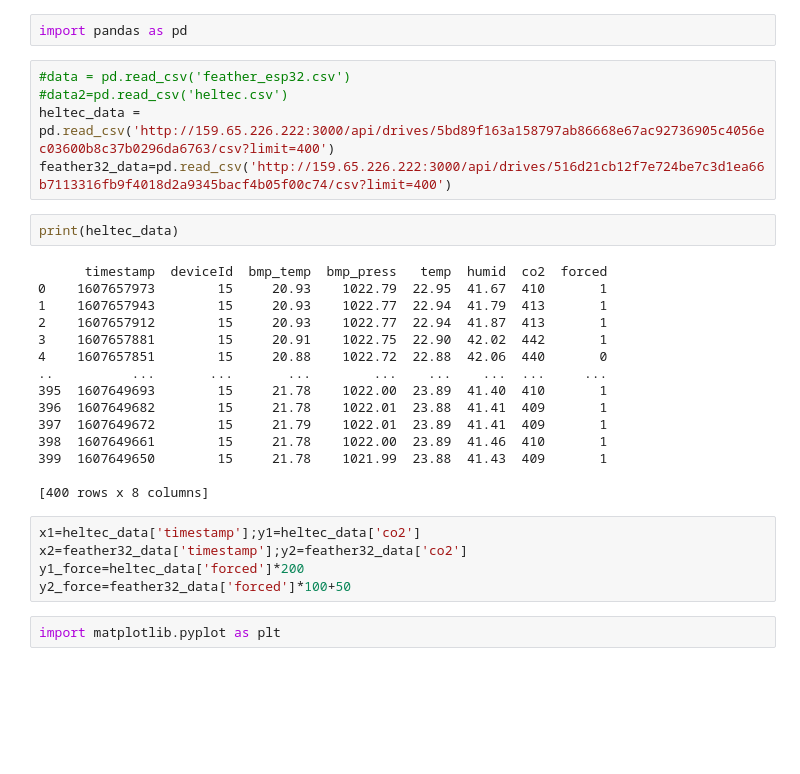
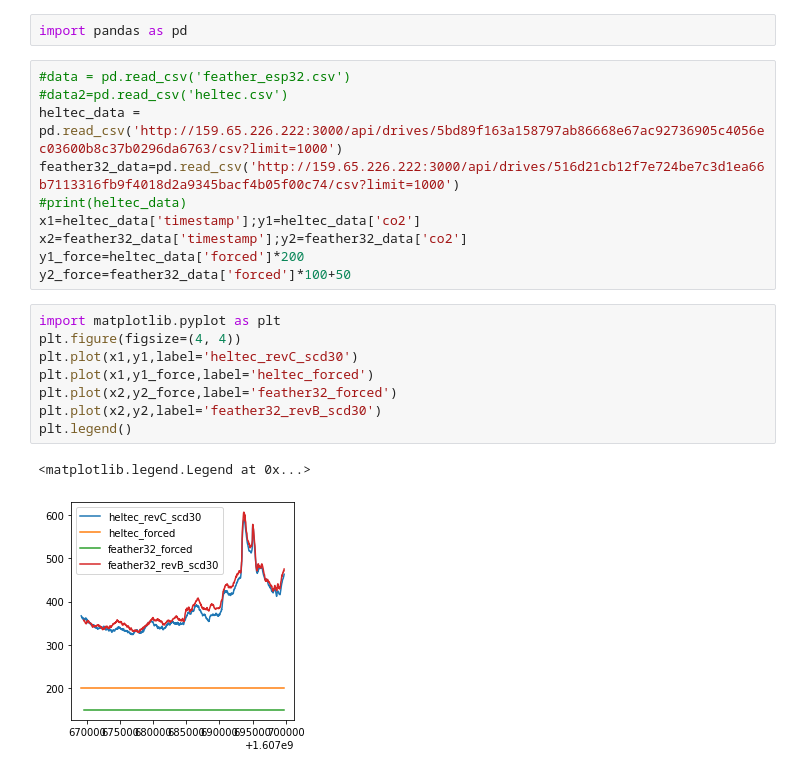
Before and after one commit to edgecollective/co2-remote-and-gateway, a Jupyter notebook: analysis/cross_compare.ipynb, the cells around one changed output. Cells and saved outputs as stored; diff of their text form; blank space fills up the shorter version.

```diff
--- a/analysis/cross_compare.ipynb
+++ b/analysis/cross_compare.ipynb
@@ -3,29 +3,21 @@ import pandas as pd
 # %%
 #data = pd.read_csv('feather_esp32.csv')
 #data2=pd.read_csv('heltec.csv')
-heltec_data = pd.read_csv('http://159.65.226.222:3000/api/drives/5bd89f163a158797ab86668e67ac92736905c4056ec03600b8c37b0296da6763/csv?limit=400')
-feather32_data=pd.read_csv('http://159.65.226.222:3000/api/drives/516d21cb12f7e724be7c3d1ea66b7113316fb9f4018d2a9345bacf4b05f00c74/csv?limit=400')
+heltec_data = pd.read_csv('http://159.65.226.222:3000/api/drives/5bd89f163a158797ab86668e67ac92736905c4056ec03600b8c37b0296da6763/csv?limit=1000')
+feather32_data=pd.read_csv('http://159.65.226.222:3000/api/drives/516d21cb12f7e724be7c3d1ea66b7113316fb9f4018d2a9345bacf4b05f00c74/csv?limit=1000')
+#print(heltec_data)
+x1=heltec_data['timestamp'];y1=heltec_data['co2']
+x2=feather32_data['timestamp'];y2=feather32_data['co2']
+y1_force=heltec_data['forced']*200
+y2_force=feather32_data['forced']*100+50
-# %%
-print(heltec_data)
-# %% [output]
-      timestamp  deviceId  bmp_temp  bmp_press   temp  humid  co2  forced
-0    1607657973        15     20.93    1022.79  22.95  41.67  410       1
-1    1607657943        15     20.93    1022.77  22.94  41.79  413       1
-2    1607657912        15     20.93    1022.77  22.94  41.87  413       1
-3    1607657881        15     20.91    1022.75  22.90  42.02  442       1
-4    1607657851        15     20.88    1022.72  22.88  42.06  440       0
-..          ...       ...       ...        ...    ...    ...  ...     ...
-395  1607649693        15     21.78    1022.00  23.89  41.40  410       1
-396  1607649682        15     21.78    1022.01  23.88  41.41  409       1
-397  1607649672        15     21.79    1022.01  23.89  41.41  409       1
-398  1607649661        15     21.78    1022.00  23.89  41.46  410       1
-399  1607649650        15     21.78    1021.99  23.88  41.43  409       1
-
-[400 rows x 8 columns]
-# %%
-x1=heltec_data['timestamp'];y1=heltec_data['co2']
-x2=feather32_data['timestamp'];y2=feather32_data['co2']
-y1_force=heltec_data['forced']*200
-y2_force=feather32_data['forced']*100+50
-# %%
-import matplotlib.pyplot as plt
+# %%
+import matplotlib.pyplot as plt
+plt.figure(figsize=(4, 4))
+plt.plot(x1,y1,label='heltec_revC_scd30')
+plt.plot(x1,y1_force,label='heltec_forced')
+plt.plot(x2,y2_force,label='feather32_forced')
+plt.plot(x2,y2,label='feather32_revB_scd30')
+plt.legend()
+# %% [output]
+<matplotlib.legend.Legend at 0x...>
+[figure, added]
```
Also changed, not shown: parts of 3 cells of this notebook.
